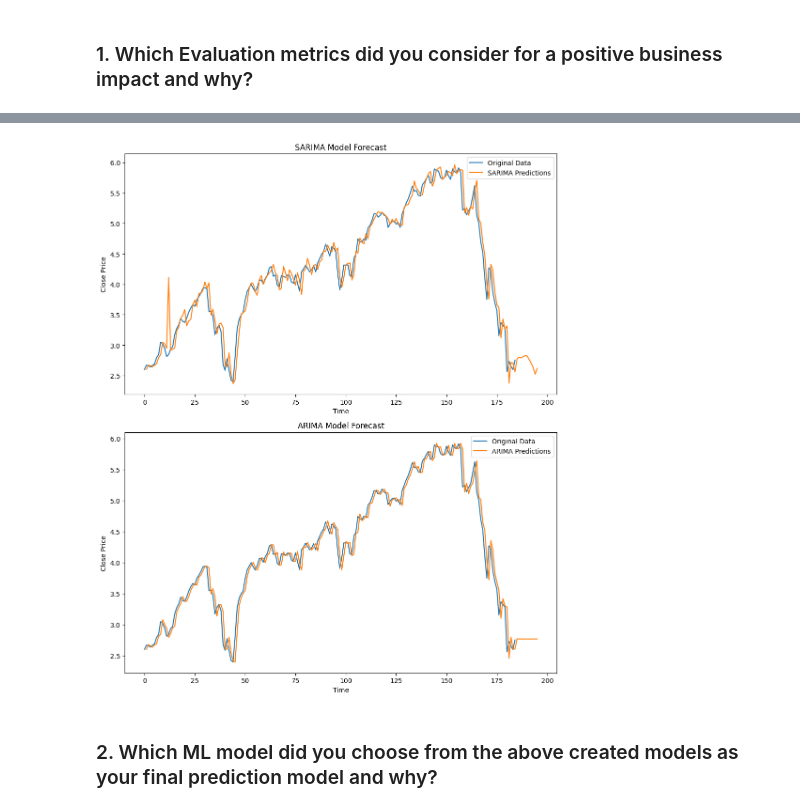
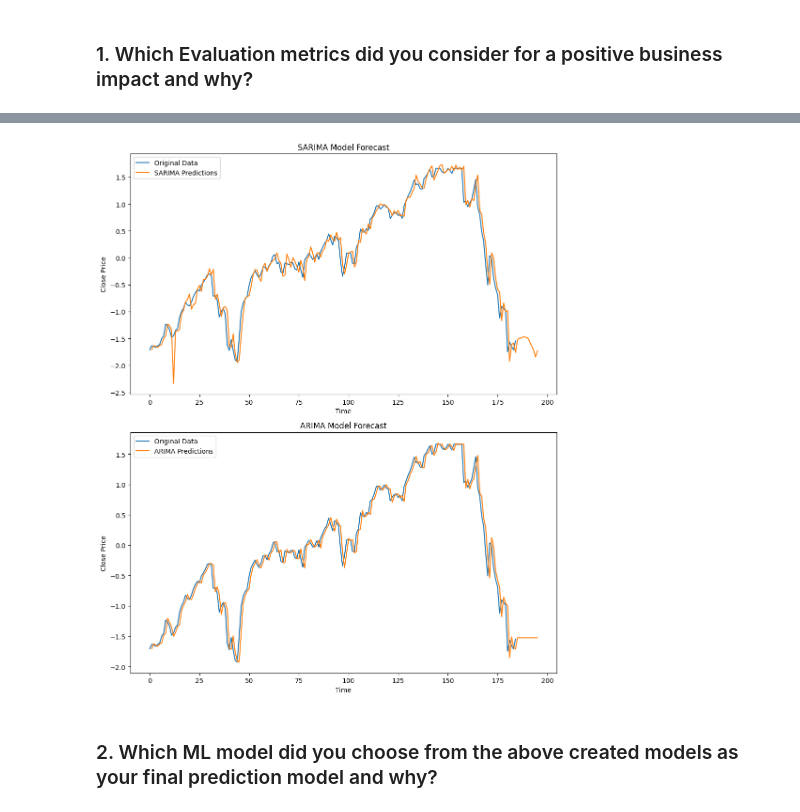
Before and after one commit to DeepanshuThakur06/Machine-learning-project, a Jupyter notebook: Yes_Bank_Stock_Closing_Price_Prediction.ipynb, the cells around one changed output, grey strips where cells are left out. Drawn from its saved outputs; the diff is of its cells as text; code cells hidden in the pictures.

```diff
--- a/Yes_Bank_Stock_Closing_Price_Prediction.ipynb
+++ b/Yes_Bank_Stock_Closing_Price_Prediction.ipynb
@@ -837,2 +744,9 @@ df.update(selected_df_log)
 # %%
-df=df.drop(['close_log'],axis=1)
+df_1=df.drop(['close_log','date','month','year'],axis=1)
+# %%
+# Transform Your data
+from sklearn.preprocessing import PowerTransformer
+pw=PowerTransformer(method='box-cox',standardize=True)
+transformed_data = pw.fit_transform(df_1)
+# Convert the transformed array back to a DataFrame
+df_transformed = pd.DataFrame(transformed_data, columns=df_1.columns)
@@ -1239,7 +1145,7 @@ Answer Here.
 ### ML Model - 4 (SARIMA)
 # %%
 # Applying SARIMA model (considering a simple seasonal)
-sarima_model = SARIMAX(df['close'], order=(1, 1, 1), seasonal_order=(1, 1, 1, 12))
+sarima_model = SARIMAX(df_transformed['close'], order=(1, 1, 1), seasonal_order=(1, 1, 1, 12))
 sarima_results = sarima_model.fit()
 # %%
 # Evaluating the models
@@ -1298,6 +1204,6 @@ plt.show()
 # %%
 # Fit ARIMA model
-arima_model = ARIMA(df['close'], order=(1, 1, 1))  # Example order (p, d, q)
+arima_model = ARIMA(df_transformed['close'], order=(1, 1, 1))  # Example order (p, d, q)
 arima_results = arima_model.fit()
 
 # Print model summary
@@ -1361,25 +1267,25 @@ print(models_df)
 # %%
 fig, axes = plt.subplots(2, 1, figsize=(10, 12))
-axes[0].plot(df['close'], label='Original Data')
-sarima_preds = sarima_results.predict(start=1, end=len(df['close'])+10, dynamic=False)
+axes[0].plot(df_transformed['close'], label='Original Data')
+sarima_preds = sarima_results.predict(start=1, end=len(df_transformed['close'])+10, dynamic=False)
 axes[0].plot(sarima_preds, label='SARIMA Predictions')
 axes[0].set_xlabel('Time')
 axes[0].set_ylabel('Close Price')
 axes[0].set_title('SARIMA Model Forecast')
 axes[0].legend()
 
 # Plot ARIMA predictions
-axes[1].plot(df['close'], label='Original Data')
-arima_preds = arima_results.predict(start=1, end=len(df['close'])+10, dynamic=False)
+axes[1].plot(df_transformed['close'], label='Original Data')
+arima_preds = arima_results.predict(start=1, end=len(df_transformed['close'])+10, dynamic=False)
 axes[1].plot(arima_preds, label='ARIMA Predictions')
 axes[1].set_xlabel('Time')
 axes[1].set_ylabel('Close Price')
 axes[1].set_title('ARIMA Model Forecast')
 axes[1].legend()
 
 plt.tight_layout()  # Adjust layout to prevent overlap
 plt.show()
 # %% [output]
-[figure, old version]
+[figure, new version]
 # %% [markdown]
 ### 2. Which ML model did you choose from the above created models as your final prediction model and why?
```
Also changed, not shown: parts of 109 cells of this notebook.
